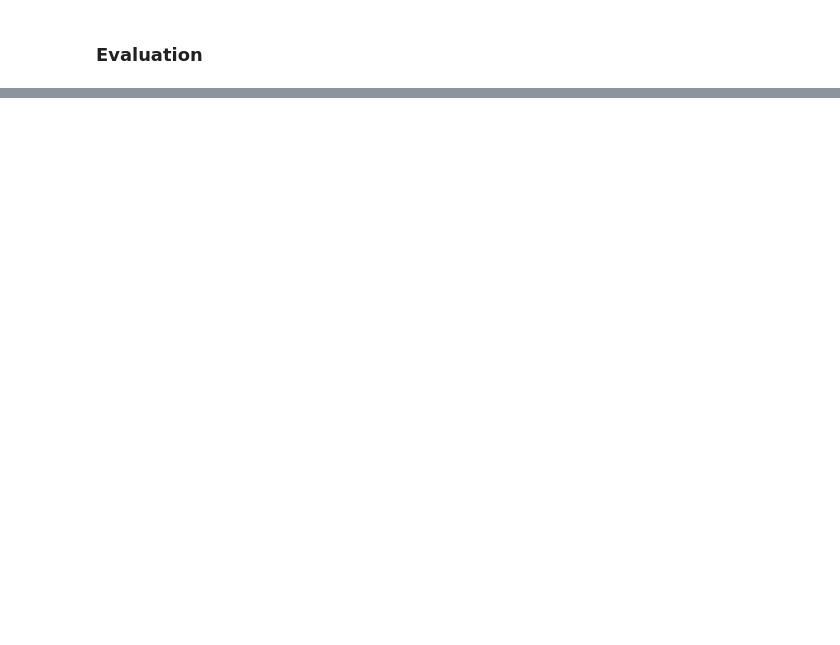
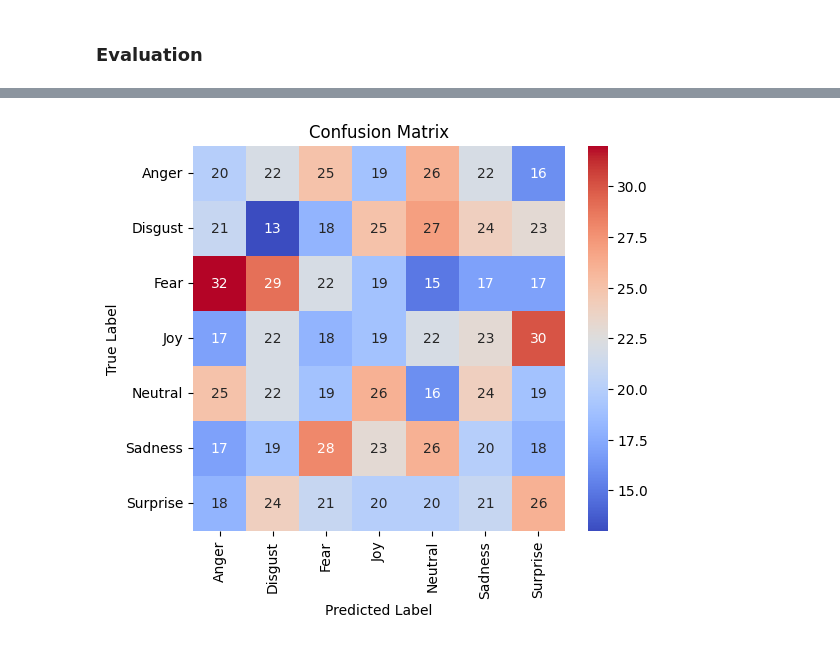
Before and after one commit to Chinenye-cloud/BDS_Homework, a Jupyter notebook: HW3emotion_classifier.ipynb, the cells around one changed output, grey strips where cells are left out. Drawn from its saved outputs; the diff is of its cells as text; code cells hidden in the pictures; blank space fills up the shorter version.

```diff
--- a/HW3emotion_classifier.ipynb
+++ b/HW3emotion_classifier.ipynb
@@ -178,0 +192,3 @@ model.evaluate(val_generator)
+# %%
+#train_prediction = model.predict(train_generator)
+test_prediction = model.predict(test_generator)
@@ -178,0 +236,15 @@ model.evaluate(val_generator)
+# %%
+
+#display = ConfusionMatrixDisplay(validation_cm)
+
+#display.plot()
+
+plt.figure(figsize=(6, 5))
+sns.heatmap(test_cm, annot=True, fmt='d', cmap='coolwarm',
+            xticklabels=labels, yticklabels=labels)
+plt.xlabel('Predicted Label')
+plt.ylabel('True Label')
+plt.title('Confusion Matrix')
+plt.show()
+# %% [output]
+[figure, added]
```
Also changed, not shown: parts of 14 cells of this notebook.
